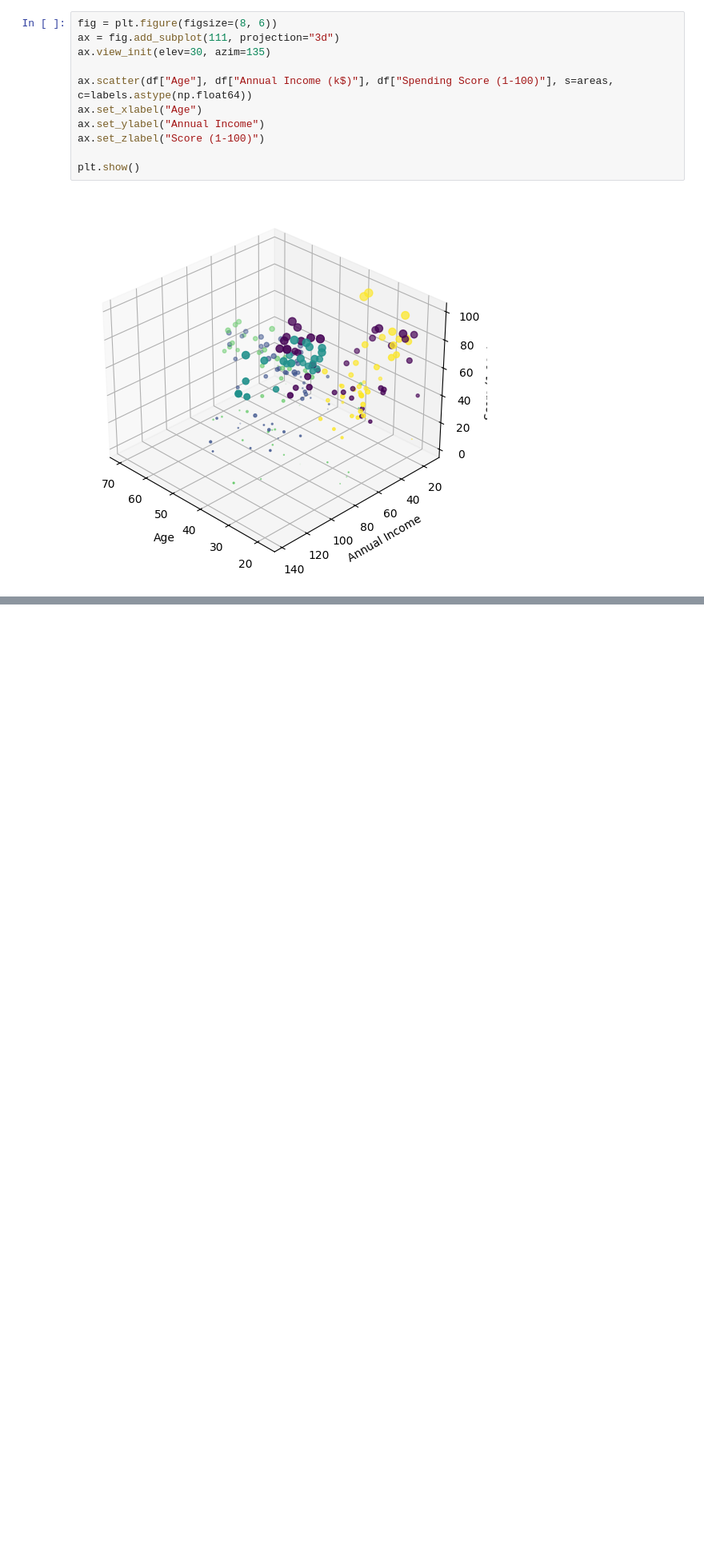
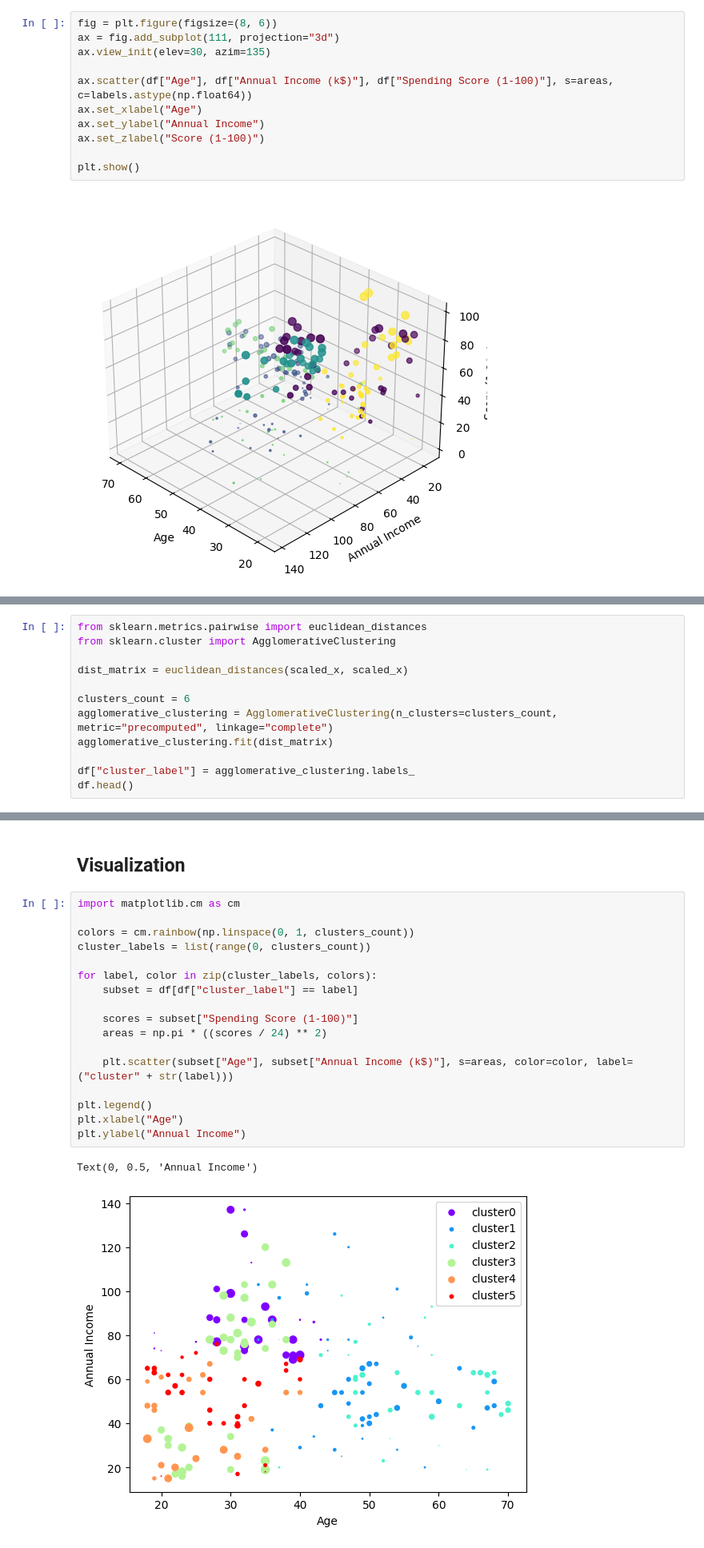
Before and after one commit to amir-azimi-dev/Machine-Learning, a Jupyter notebook: clustering/Project/project.ipynb, the cells around one changed output, grey strips where cells are left out. Shown: that part at 80% size. Saved outputs shown, nothing was run; the diff lists cells and outputs as text; blank space fills up the shorter version.

```diff
--- a/clustering/Project/project.ipynb
+++ b/clustering/Project/project.ipynb
@@ -168,0 +284,12 @@ plt.show()
+# %%
+from sklearn.metrics.pairwise import euclidean_distances
+from sklearn.cluster import AgglomerativeClustering
+
+dist_matrix = euclidean_distances(scaled_x, scaled_x)
+
+clusters_count = 6
+agglomerative_clustering = AgglomerativeClustering(n_clusters=clusters_count, metric="precomputed", linkage="complete")
+agglomerative_clustering.fit(dist_matrix)
+
+df["cluster_label"] = agglomerative_clustering.labels_
+df.head()
@@ -168,0 +303,22 @@ plt.show()
+# %% [markdown]
+## Visualization
+# %%
+import matplotlib.cm as cm
+
+colors = cm.rainbow(np.linspace(0, 1, clusters_count))
+cluster_labels = list(range(0, clusters_count))
+
+for label, color in zip(cluster_labels, colors):
+    subset = df[df["cluster_label"] == label]
+
+    scores = subset["Spending Score (1-100)"]
+    areas = np.pi * ((scores / 24) ** 2)
+
+    plt.scatter(subset["Age"], subset["Annual Income (k$)"], s=areas, color=color, label=("cluster" + str(label)))
+
+plt.legend()
+plt.xlabel("Age")
+plt.ylabel("Annual Income")
+# %% [output]
+Text(0, 0.5, 'Annual Income')
+[figure, added]
```
Also changed, not shown: parts of 19 cells of this notebook, 1 other file.
